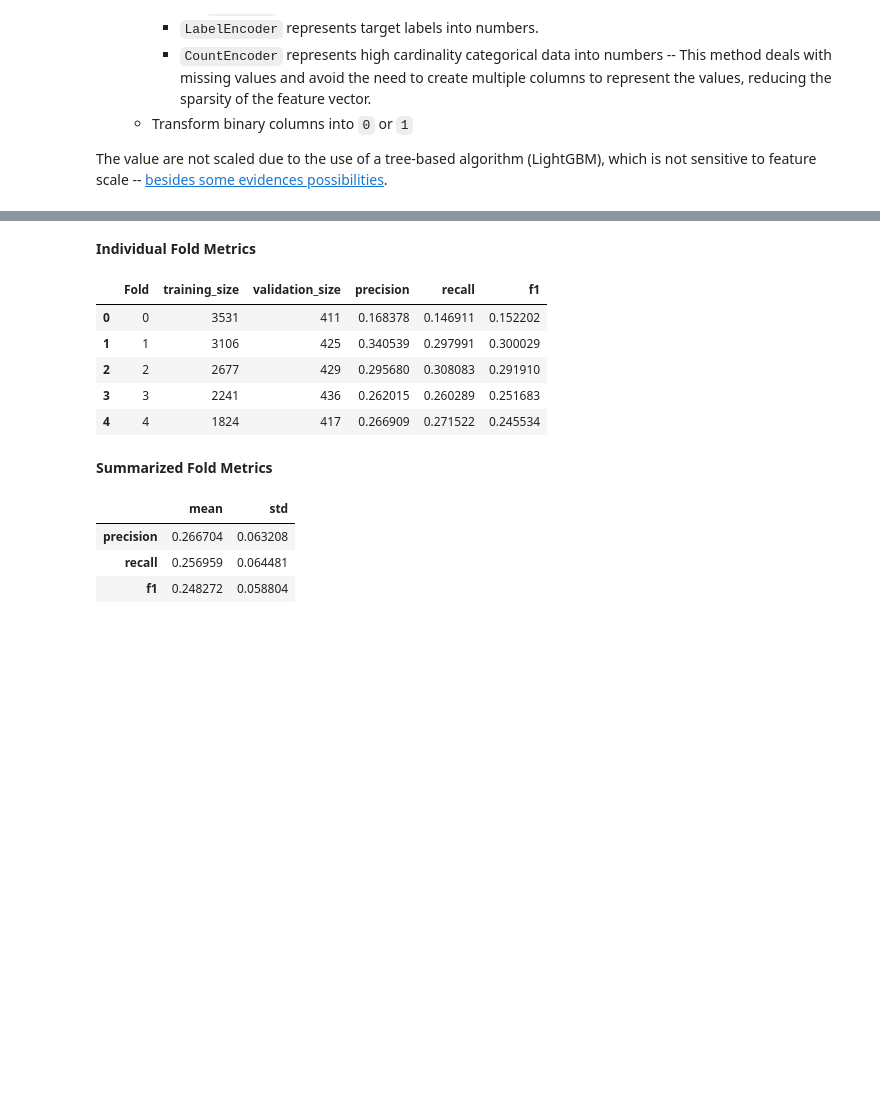
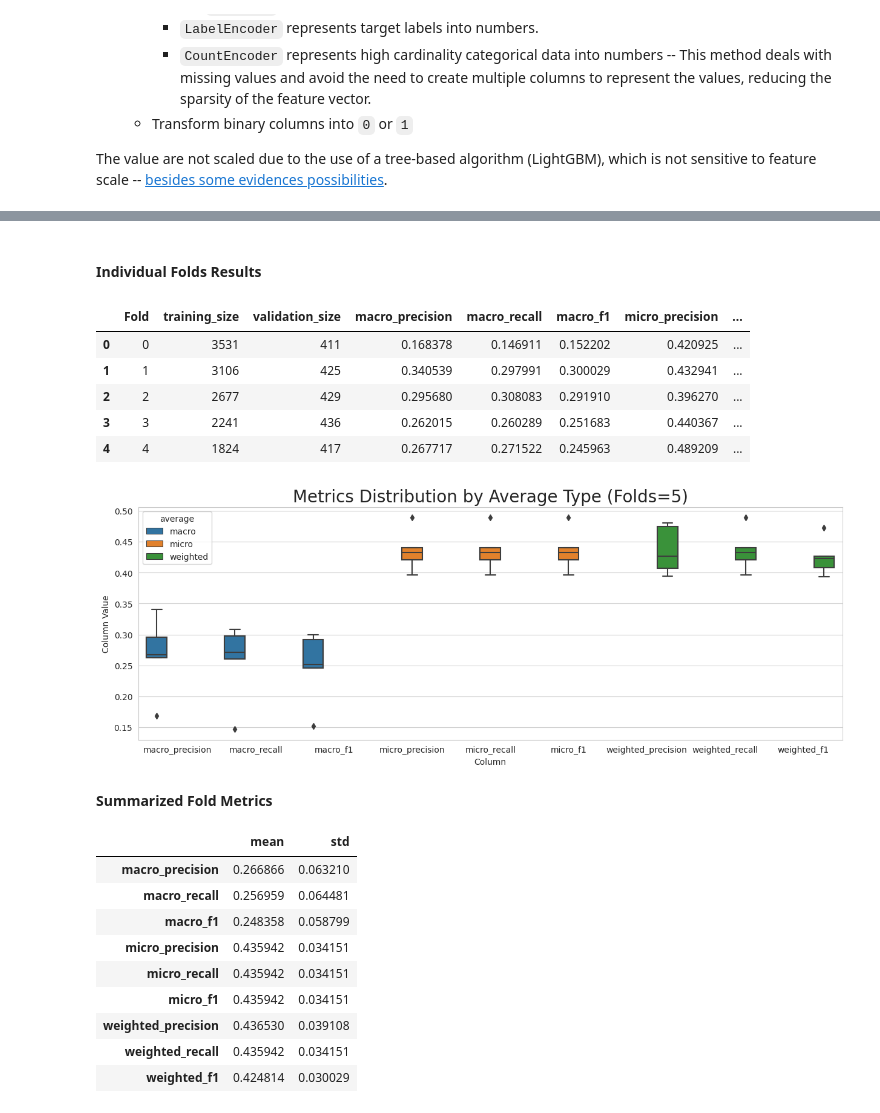
Before and after one commit to brunovilar/financial_transactions_classification, a Jupyter notebook: application/notebooks/03.1_TrainBaseModel.ipynb, the cells around one changed output, grey strips where cells are left out. Cells and saved outputs as stored; diff of their text form; code cells hidden in the pictures; blank space fills up the shorter version.

Commit message:
Iterates over all stages to perform model training

```diff
--- a/application/notebooks/03.1_TrainBaseModel.ipynb
+++ b/application/notebooks/03.1_TrainBaseModel.ipynb
@@ -100,7 +112,8 @@ It is important to use `validation` set avoid using the `test` several times. Id
 # %%
 folds = generate_folds(df,
                        n_folds=configs.model_training.folds,
-                       min_validation_size=configs.model_training.min_validation_size)
+                       min_validation_size=configs.model_training.min_validation_size,
+                       seed=configs.model_training.data_seed)
 # %% [markdown]
 Summarize and validate folds (`training` and `validation` sets should not share records).
 # %%
@@ -212,16 +232,12 @@ As stated before, LightGBM will be used as algorithm to learn a model. It was ch
 # %%
 %%time
 
-model_params = {'objective': 'multiclass',
-                'metric': 'multi_error',
-                'verbosity': -1,
-                'n_estimators': 500,
-                'random_state': configs.model_training.random_seed,
-               }
+model_params = copy.deepcopy(BASE_MODEL_PARAMS)
 
 iterations_tracking = []
+resources = []
 
-for ix, ((train_X, train_y), (valid_X, valid_y)) in enumerate(vectorized_folds):
+for ix, ((train_X, train_y), (valid_X, valid_y), labels) in enumerate(vectorized_folds):
 
     class_weights = compute_weights(train_y)
 
@@ -233,12 +249,17 @@ for ix, ((train_X, train_y), (valid_X, valid_y)) in enumerate(vectorized_folds):
 
     preds = model.predict(valid_X)
     eval_metrics = compute_multiclass_classification_metrics(valid_y,
-                                                             preds.round(),
-                                                             average='macro')
+                                                             preds.round())
 
     iteration_tracking = {**{'Fold': ix,
                              'training_size': train_X.shape[0],
                              'validation_size': valid_X.shape[0],},
                           **eval_metrics}
     iterations_tracking.append(iteration_tracking)
+
+    resources.append({'model': model,
+                      'pred': preds,
+                      'y': valid_y,
+                      'labels': labels
+                     })
 # %% [output]
@@ -251,25 +278,36 @@ Considering the unbalance of the labels, it is important to consider metrics tha
 # %%
 folds_evaluation_df = pd.DataFrame(iterations_tracking)
 
-display(HTML('<strong>Individual Fold Metrics</strong>'))
+display(HTML('<h4>Individual Folds Results</h4>'))
 display(folds_evaluation_df)
 
+plot_folds_metrics(folds_evaluation_df)
+
 display(HTML('<strong>Summarized Fold Metrics</strong>'))
-display(folds_evaluation_df
-        .drop(columns=['Fold', 'training_size', 'validation_size'])
-        .agg(['mean', 'std'])
-        .T
-       )
+summarized_validation_metrics_df = (
+    folds_evaluation_df
+    .drop(columns=['Fold', 'training_size', 'validation_size'])
+    .agg(['mean', 'std'])
+    .T
+)
+display(summarized_validation_metrics_df)
 # %% [output]
-Individual Fold Metrics
+Individual Folds Results
-|  | Fold | training_size | validation_size | precision | recall | f1 |
-| 0 | 0 | 3531 | 411 | 0.168378 | 0.146911 | 0.152202 |
-| 1 | 1 | 3106 | 425 | 0.340539 | 0.297991 | 0.300029 |
-| 2 | 2 | 2677 | 429 | 0.295680 | 0.308083 | 0.291910 |
-| 3 | 3 | 2241 | 436 | 0.262015 | 0.260289 | 0.251683 |
-| 4 | 4 | 1824 | 417 | 0.266909 | 0.271522 | 0.245534 |
+|  | Fold | training_size | validation_size | macro_precision | macro_recall | macro_f1 | micro_precision | ... |
+| 0 | 0 | 3531 | 411 | 0.168378 | 0.146911 | 0.152202 | 0.420925 | ... |
+| 1 | 1 | 3106 | 425 | 0.340539 | 0.297991 | 0.300029 | 0.432941 | ... |
+| 2 | 2 | 2677 | 429 | 0.295680 | 0.308083 | 0.291910 | 0.396270 | ... |
+| 3 | 3 | 2241 | 436 | 0.262015 | 0.260289 | 0.251683 | 0.440367 | ... |
+| 4 | 4 | 1824 | 417 | 0.267717 | 0.271522 | 0.245963 | 0.489209 | ... |
+[figure, added]
 Summarized Fold Metrics
 |  | mean | std |
-| precision | 0.266704 | 0.063208 |
-| recall | 0.256959 | 0.064481 |
-| f1 | 0.248272 | 0.058804 |
+| macro_precision | 0.266866 | 0.063210 |
+| macro_recall | 0.256959 | 0.064481 |
+| macro_f1 | 0.248358 | 0.058799 |
+| micro_precision | 0.435942 | 0.034151 |
+| micro_recall | 0.435942 | 0.034151 |
+| micro_f1 | 0.435942 | 0.034151 |
+| weighted_precision | 0.436530 | 0.039108 |
+| weighted_recall | 0.435942 | 0.034151 |
+| weighted_f1 | 0.424814 | 0.030029 |
```
Also changed, not shown: parts of 20 cells of this notebook, 10 other files.
